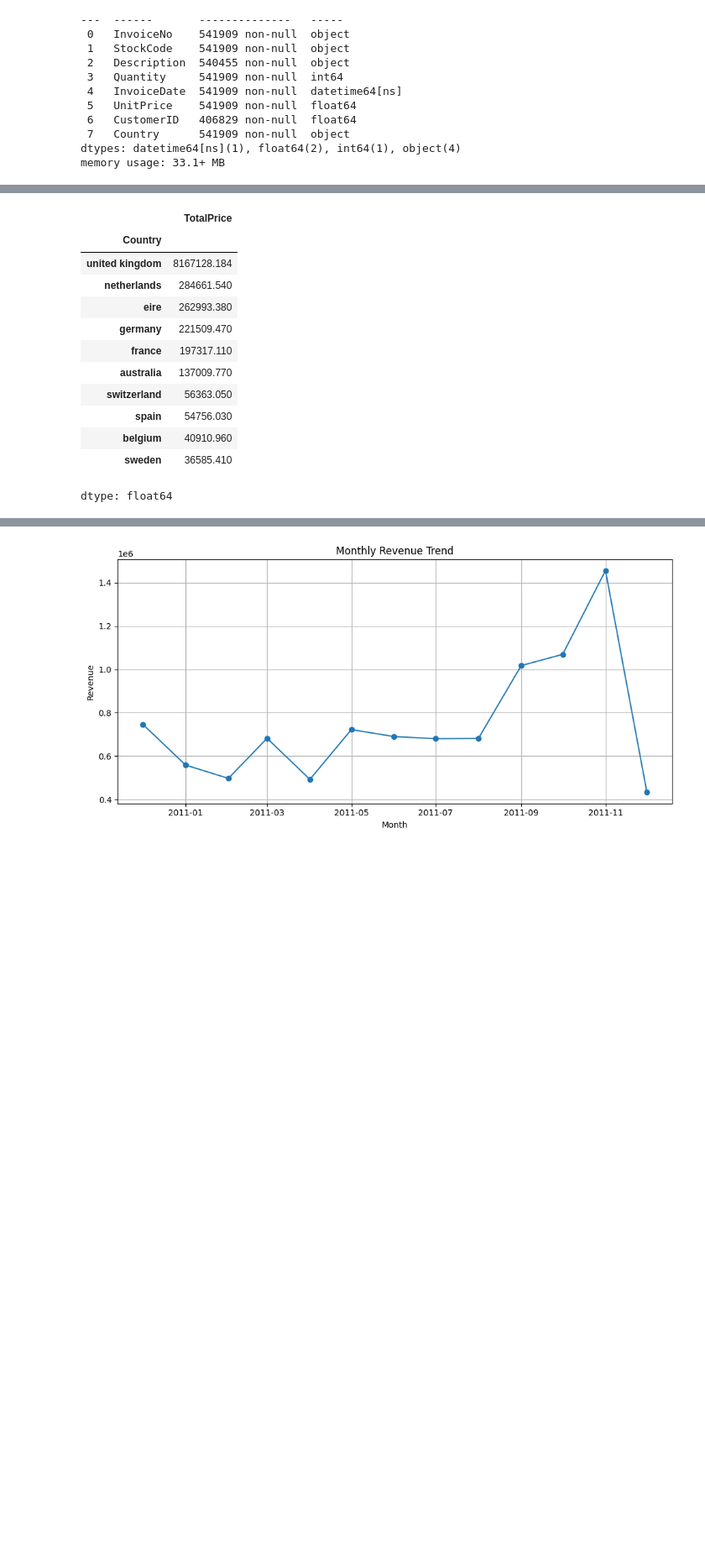
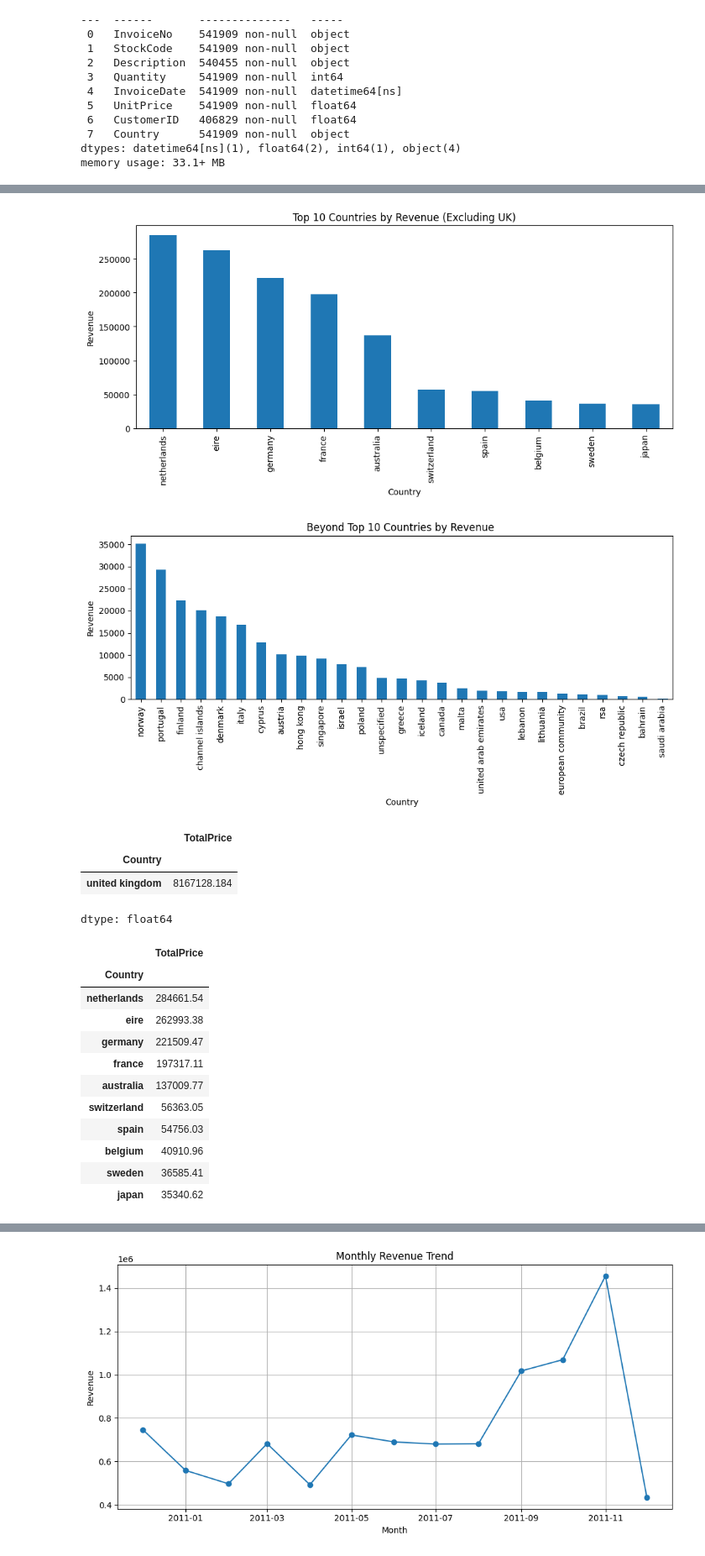
Before and after one commit to moodv/data-analytics-portfolio, a Jupyter notebook: Project2-online-retail/notebooks/EDA.ipynb, the cells around one changed output, grey strips where cells are left out. Shown at 84% size. Saved outputs shown, nothing was run; the diff lists cells and outputs as text; code cells hidden in the pictures; blank space fills up the shorter version.

```diff
--- a/Project2-online-retail/notebooks/EDA.ipynb
+++ b/Project2-online-retail/notebooks/EDA.ipynb
@@ -61,6 +68,10 @@ df = df.dropna(subset=['Description'])
 
 # 3. Drop exact duplicate rows
 df = df.drop_duplicates()
+
+# Convert CustomerID to integer
+df['CustomerID'] = df['CustomerID'].astype('Int64')
+
 
 # 4. Add TotalPrice
 df['TotalPrice'] = df['Quantity'] * df['UnitPrice']
@@ -156,37 +132,64 @@ plt.rcParams['figure.figsize'] = (10,5)
 # %%
 # Geography analysis — top countries by revenue
 countries = df.groupby('Country')['TotalPrice'].sum().sort_values(ascending=False)
 
 # Top 10 countries
 top_countries = countries.head(10)
+top_countries_without_uk = countries.head(11).drop('united kingdom')
+other_countries = countries.iloc[11:]
+
+# Plot
 plt.figure()
 plt.barh(top_countries.index[::-1], top_countries.values[::-1])
 plt.title("Top 10 Countries by Revenue")
 plt.xlabel("Revenue")
 plt.tight_layout()
 plt.show()
 
-display(top_countries)
+top_countries_without_uk.plot(kind='bar', figsize=(10,5), title="Top 10 Countries by Revenue (Excluding UK)")
+plt.xlabel("Country")
+plt.ylabel("Revenue")
+plt.tight_layout()
+plt.show()
+
+other_countries.plot(kind='bar', figsize=(10,5), title="Beyond Top 10 Countries by Revenue ")
+plt.xlabel("Country")
+plt.ylabel("Revenue")
+plt.tight_layout()
+plt.show()
+
+display(countries.head(1))
+display(top_countries_without_uk)
+display(other_countries)
+
 
 # % of revenue from top country vs rest
 top_share = countries.iloc[0] / countries.sum() * 100
-print(f"Top country contribution: {top_share:.2f}% of total revenue")
+print(f"UK contribution: {top_share:.2f}% of total revenue")
+
+top10_share = top_countries_without_uk.sum() / countries.sum() * 100
+print(f"Top 10 contribution: {top10_share:.2f}% of total revenue")
 
 # Long tail check
-other_share = countries.iloc[10:].sum() / countries.sum() * 100
+other_share = other_countries.sum() / countries.sum() * 100
 print(f"Other countries (beyond top 10): {other_share:.2f}% of total revenue")
 # %% [output]
 [figure]
+[figure, added]
+[figure, added]
 |  | TotalPrice |
 | Country |  |
 | united kingdom | 8167128.184 |
-| netherlands | 284661.540 |
-| eire | 262993.380 |
-| germany | 221509.470 |
-| france | 197317.110 |
-| australia | 137009.770 |
-| switzerland | 56363.050 |
-| spain | 54756.030 |
-| belgium | 40910.960 |
-| sweden | 36585.410 |
 dtype: float64
+|  | TotalPrice |
+| Country |  |
+| netherlands | 284661.54 |
+| eire | 262993.38 |
+| germany | 221509.47 |
+| france | 197317.11 |
+| australia | 137009.77 |
+| switzerland | 56363.05 |
+| spain | 54756.03 |
+| belgium | 40910.96 |
+| sweden | 36585.41 |
+| japan | 35340.62 |
```
Also changed, not shown: parts of 6 cells of this notebook.
